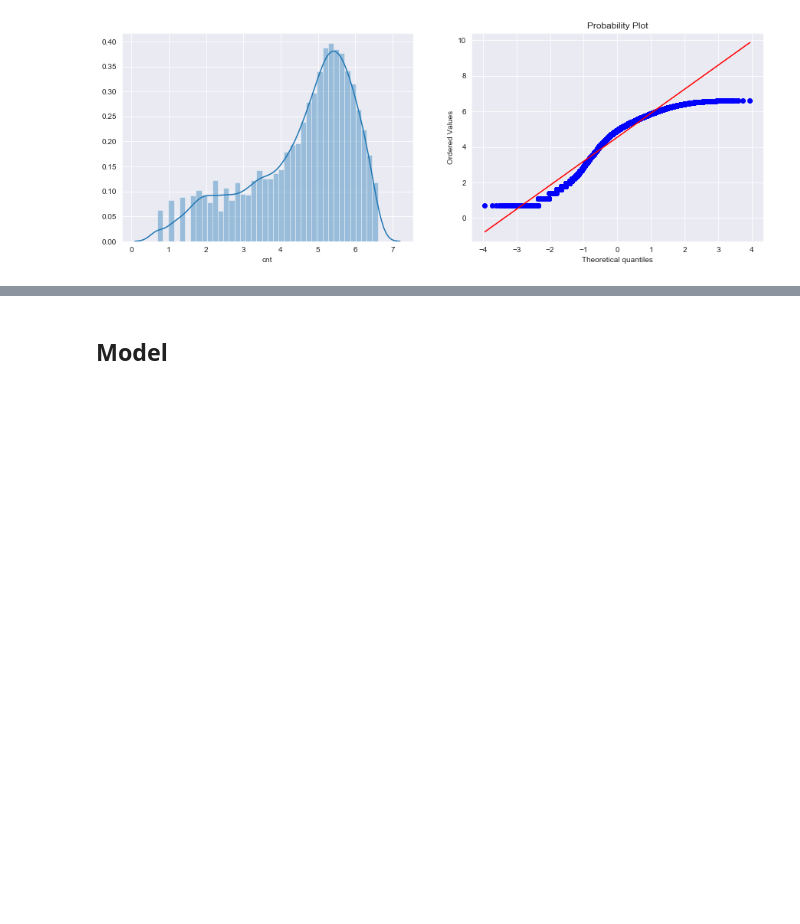
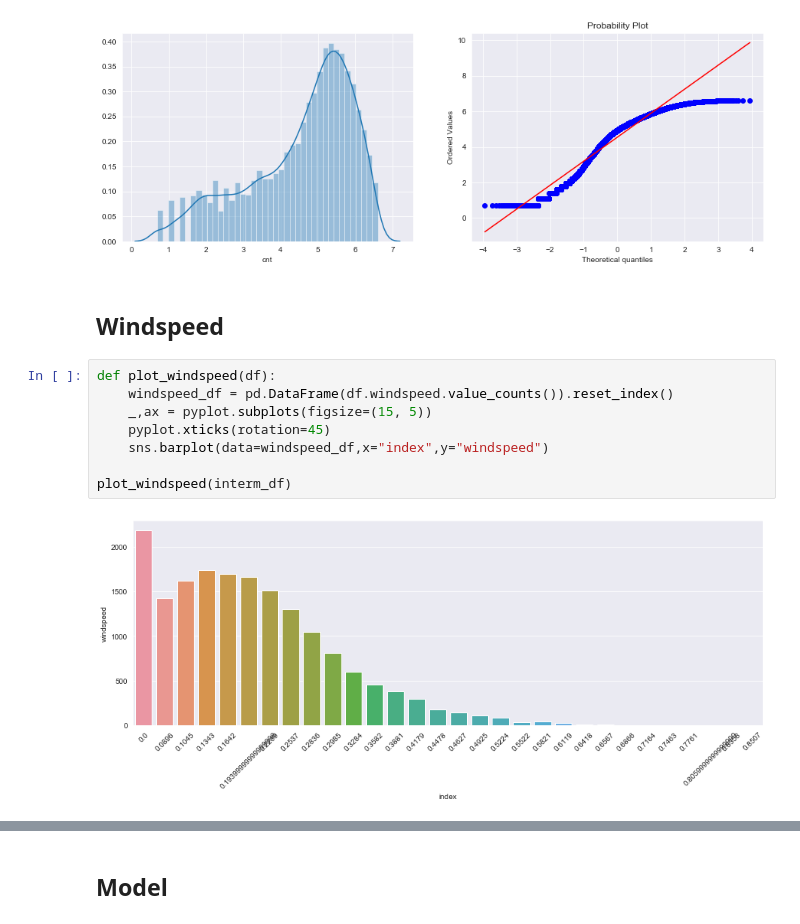
Before and after one commit to GeorgesAlkhouri/bikeshare, a Jupyter notebook: notebooks/0.6-galk-exploratory-analysis.ipynb, the cells around one changed output, grey strips where cells are left out. Saved outputs shown, nothing was run; the diff lists cells and outputs as text; blank space fills up the shorter version.

```diff
--- a/notebooks/0.6-galk-exploratory-analysis.ipynb
+++ b/notebooks/0.6-galk-exploratory-analysis.ipynb
@@ -180,3 +181,15 @@ plot_dist(log_scale_df)
 [figure]
 [figure]
 [figure]
+# %% [markdown]
+## Windspeed
+# %%
+def plot_windspeed(df):
+    windspeed_df = pd.DataFrame(df.windspeed.value_counts()).reset_index()
+    _,ax = pyplot.subplots(figsize=(15, 5))
+    pyplot.xticks(rotation=45)
+    sns.barplot(data=windspeed_df,x="index",y="windspeed")
+
+plot_windspeed(interm_df)
+# %% [output]
+[figure, added]
```
Also changed, not shown: parts of 22 cells of this notebook.
